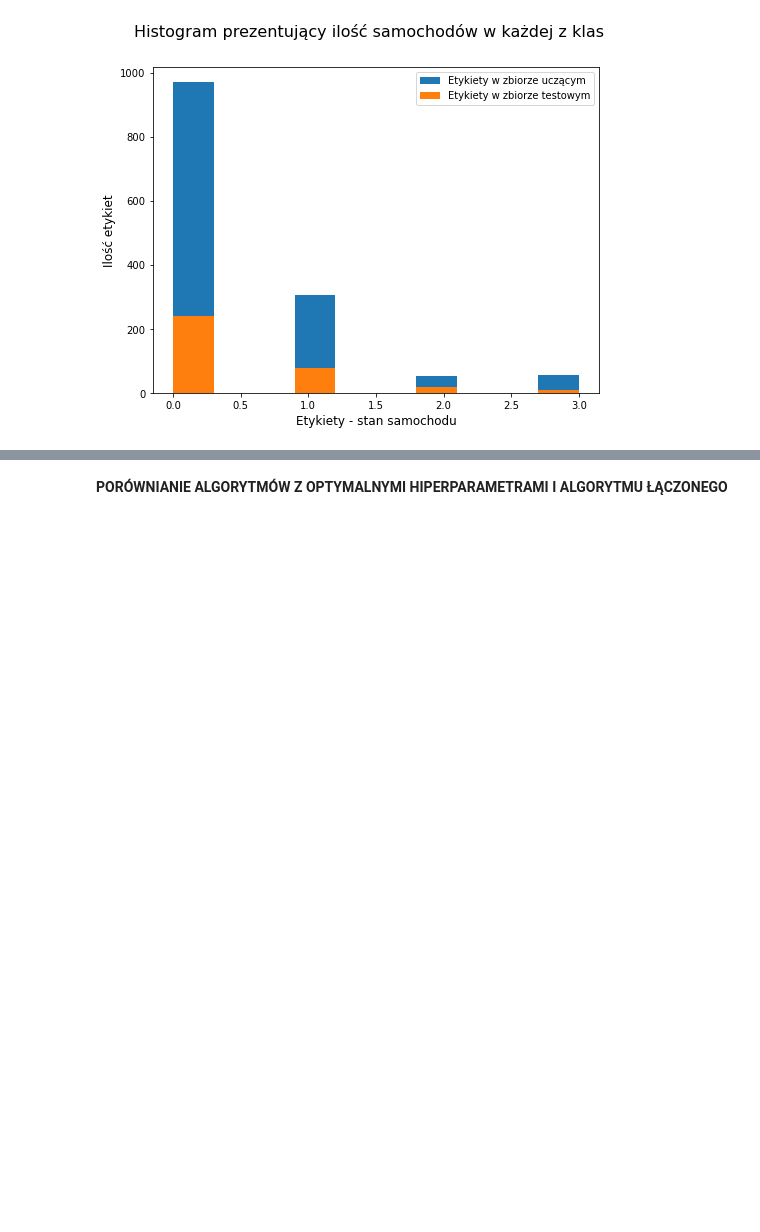
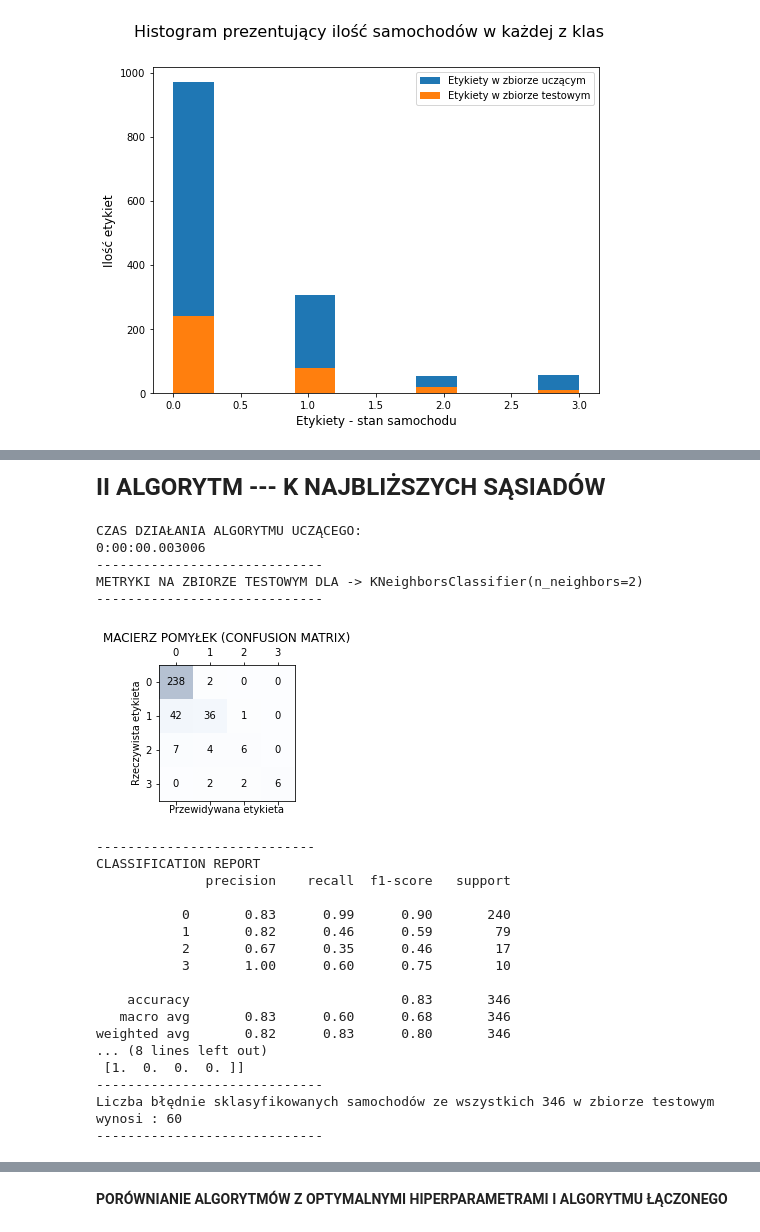
Before and after one commit to wiktor-kawa/Algorytmy-Uczenia-Maszynowego---Projekt, a Jupyter notebook: AUM_projekt.ipynb, the cells around one changed output, grey strips where cells are left out. Cells and saved outputs as stored; diff of their text form; code cells hidden in the pictures; blank space fills up the shorter version.

```diff
--- a/AUM_projekt.ipynb
+++ b/AUM_projekt.ipynb
@@ -457,15 +455,0 @@ Liczba błędnie sklasyfikowanych samochodów ze wszystkich 346 w zbiorze testow
-# %%
-param_grid = {
-    "var_smoothing": [1e-9, 1e-8, 1e-7, 1e-6, 1e-5, 1e-4, 1e-3, 0.01, 0.1, 1.0, 10.0, 100.0],
-}
-
-search_nb = GridSearchCV(clf_nb, param_grid, n_jobs=-1)
-search_nb.fit(X_train, y_train)
-print("Najlepsze hiperparametry to: ")
-print(search_nb.best_params_)
-print()
-
-clf_nb2 = GaussianNB(priors = None, var_smoothing = search_nb.best_params_.setdefault("var_smoothing"))
-clf_nb2.fit(X_train, y_train)
-y_predicted_nb2 = clf_nb2.predict(X_test)
-metrics_aum(clf_nb2, X_test, y_test, y_predicted_nb2)
@@ -495,0 +456,42 @@ Liczba błędnie sklasyfikowanych samochodów ze wszystkich 346 w zbiorze testow
+# %% [markdown]
+<font size="5">**II ALGORYTM --- K NAJBLIŻSZYCH SĄSIADÓW**</font>
+# %%
+from sklearn.neighbors import KNeighborsClassifier
+
+clf_knn = KNeighborsClassifier(n_neighbors = 2) #default -n_neighbors = 5, weights = 'uniform', algorithm='auto', leaf_size=30, p=2, metric='minkowski'
+
+start_clf_knn = datetime.datetime.now()
+clf_knn.fit(X_train, y_train)
+duration_clf_knn = datetime.datetime.now() - start_clf_knn
+
+y_predicted_knn = clf_knn.predict(X_test)
+
+print("CZAS DZIAŁANIA ALGORYTMU UCZĄCEGO: ")
+print(duration_clf_knn)
+print('-----------------------------')
+
+metrics_aum(clf_knn, X_test, y_test, y_predicted_knn)
+# %% [output]
+CZAS DZIAŁANIA ALGORYTMU UCZĄCEGO:
+0:00:00.003006
+-----------------------------
+METRYKI NA ZBIORZE TESTOWYM DLA -> KNeighborsClassifier(n_neighbors=2)
+-----------------------------
+[figure, added]
+----------------------------
+CLASSIFICATION REPORT
+              precision    recall  f1-score   support
+
+           0       0.83      0.99      0.90       240
+           1       0.82      0.46      0.59        79
+           2       0.67      0.35      0.46        17
+           3       1.00      0.60      0.75        10
+
+    accuracy                           0.83       346
+   macro avg       0.83      0.60      0.68       346
+weighted avg       0.82      0.83      0.80       346
+... (8 lines left out)
+ [1.  0.  0.  0. ]]
+-----------------------------
+Liczba błędnie sklasyfikowanych samochodów ze wszystkich 346 w zbiorze testowym wynosi : 60
+-----------------------------
```
Also changed, not shown: parts of 48 cells of this notebook.
